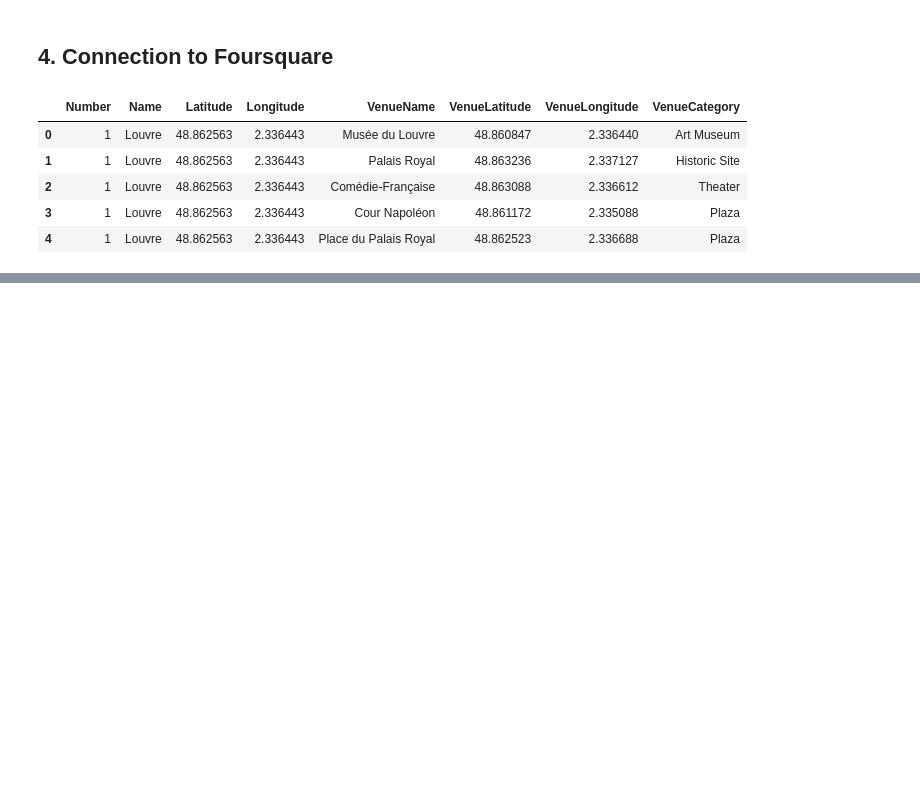
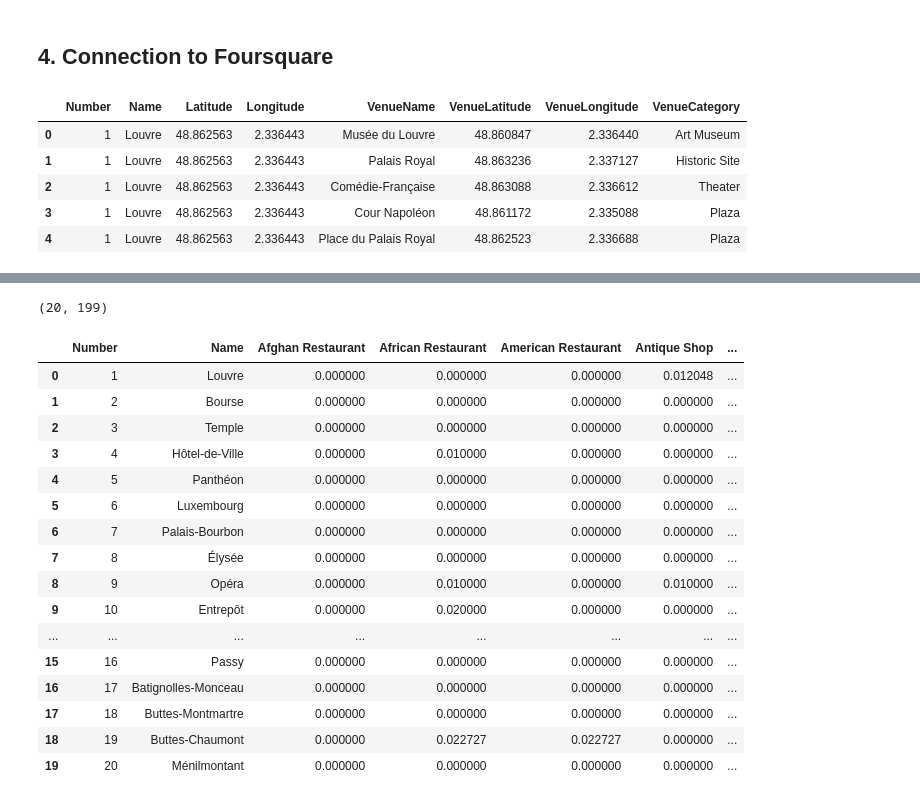
Before and after one commit to gillesw/capstone_ibm, a Jupyter notebook: Modula 4 et 5/Module4-intro.ipynb, the cells around one changed output, grey strips where cells are left out. Cells and saved outputs as stored; diff of their text form; code cells hidden in the pictures; blank space fills up the shorter version.

```diff
--- a/Modula 4 et 5/Module4-intro.ipynb
+++ b/Modula 4 et 5/Module4-intro.ipynb
@@ -140,0 +205,23 @@ venues_df.head()
+# %%
+paris_grouped=paris_onehot.groupby(['Number','Name']).mean().reset_index()
+print(paris_grouped.shape)
+paris_grouped
+# %% [output]
+(20, 199)
+|  | Number | Name | Afghan Restaurant | African Restaurant | American Restaurant | Antique Shop | ... |
+| 0 | 1 | Louvre | 0.000000 | 0.000000 | 0.000000 | 0.012048 | ... |
+| 1 | 2 | Bourse | 0.000000 | 0.000000 | 0.000000 | 0.000000 | ... |
+| 2 | 3 | Temple | 0.000000 | 0.000000 | 0.000000 | 0.000000 | ... |
+| 3 | 4 | Hôtel-de-Ville | 0.000000 | 0.010000 | 0.000000 | 0.000000 | ... |
+| 4 | 5 | Panthéon | 0.000000 | 0.000000 | 0.000000 | 0.000000 | ... |
+| 5 | 6 | Luxembourg | 0.000000 | 0.000000 | 0.000000 | 0.000000 | ... |
+| 6 | 7 | Palais-Bourbon | 0.000000 | 0.000000 | 0.000000 | 0.000000 | ... |
+| 7 | 8 | Élysée | 0.000000 | 0.000000 | 0.000000 | 0.000000 | ... |
+| 8 | 9 | Opéra | 0.000000 | 0.010000 | 0.000000 | 0.010000 | ... |
+| 9 | 10 | Entrepôt | 0.000000 | 0.020000 | 0.000000 | 0.000000 | ... |
+| ... | ... | ... | ... | ... | ... | ... | ... |
+| 15 | 16 | Passy | 0.000000 | 0.000000 | 0.000000 | 0.000000 | ... |
+| 16 | 17 | Batignolles-Monceau | 0.000000 | 0.000000 | 0.000000 | 0.000000 | ... |
+| 17 | 18 | Buttes-Montmartre | 0.000000 | 0.000000 | 0.000000 | 0.000000 | ... |
+| 18 | 19 | Buttes-Chaumont | 0.000000 | 0.022727 | 0.022727 | 0.000000 | ... |
+| 19 | 20 | Ménilmontant | 0.000000 | 0.000000 | 0.000000 | 0.000000 | ... |
```
Also changed, not shown: parts of 27 cells of this notebook.
